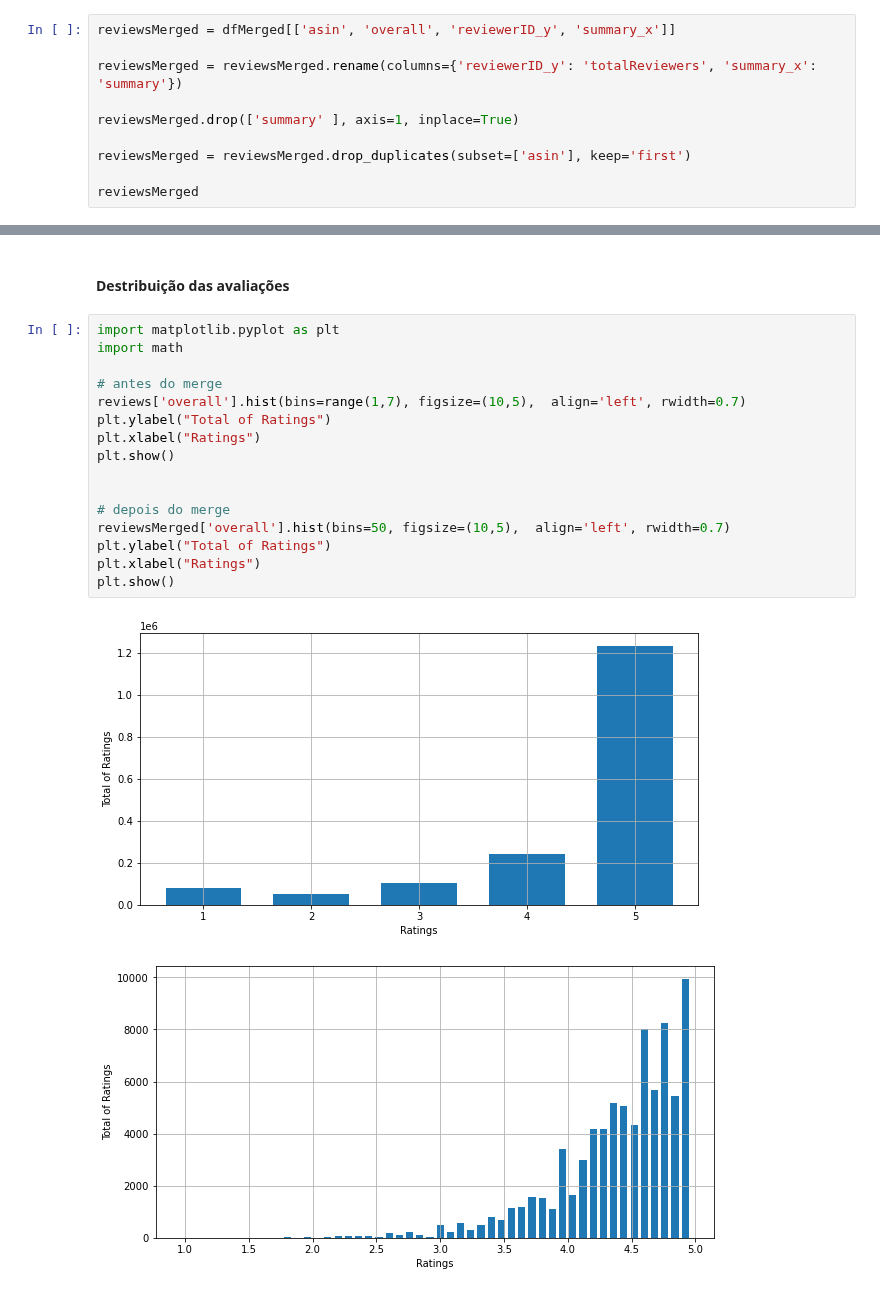
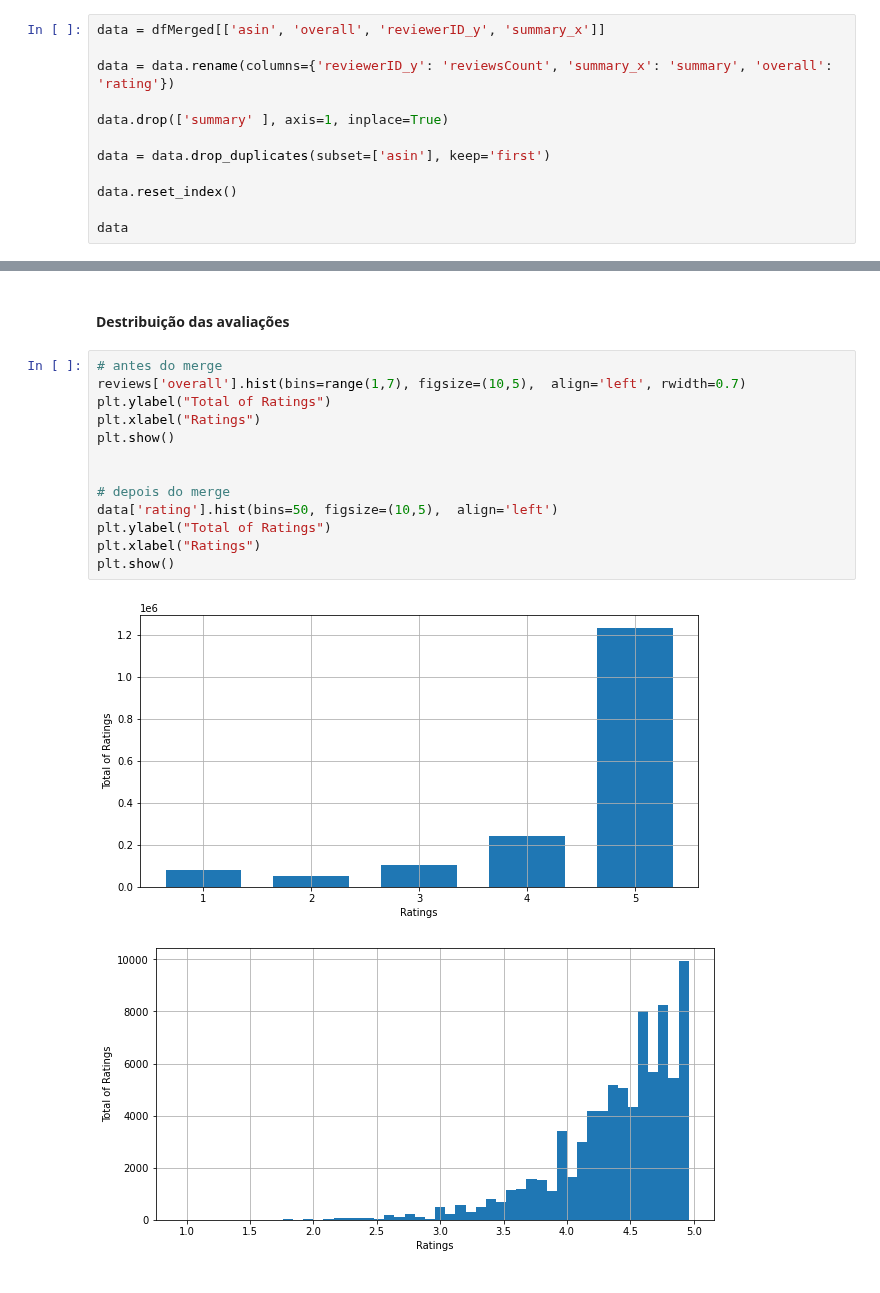
Before and after one commit to Levis33/inf1038-machine-learning, a Jupyter notebook: Trabalho 2/recommendation.ipynb, the cells around one changed output, grey strips where cells are left out. Cells and saved outputs as stored; diff of their text form.

```diff
--- a/Trabalho 2/recommendation.ipynb
+++ b/Trabalho 2/recommendation.ipynb
@@ -102,11 +153,13 @@ dfMerged
 # %%
-reviewsMerged = dfMerged[['asin', 'overall', 'reviewerID_y', 'summary_x']]
+data = dfMerged[['asin', 'overall', 'reviewerID_y', 'summary_x']]
 
-reviewsMerged = reviewsMerged.rename(columns={'reviewerID_y': 'totalReviewers', 'summary_x': 'summary'})
+data = data.rename(columns={'reviewerID_y': 'reviewsCount', 'summary_x': 'summary', 'overall': 'rating'})
 
-reviewsMerged.drop(['summary' ], axis=1, inplace=True)
+data.drop(['summary' ], axis=1, inplace=True)
 
-reviewsMerged = reviewsMerged.drop_duplicates(subset=['asin'], keep='first')
+data = data.drop_duplicates(subset=['asin'], keep='first')
 
-reviewsMerged
+data.reset_index()
+
+data
 # %% [output]
@@ -126,21 +179,18 @@ reviewsMerged
 # %% [markdown]
 #### Destribuição das avaliações
 # %%
-import matplotlib.pyplot as plt
-import math
-
 # antes do merge
 reviews['overall'].hist(bins=range(1,7), figsize=(10,5),  align='left', rwidth=0.7)
 plt.ylabel("Total of Ratings")
 plt.xlabel("Ratings")
 plt.show()
 
 
 # depois do merge
-reviewsMerged['overall'].hist(bins=50, figsize=(10,5),  align='left', rwidth=0.7)
+data['rating'].hist(bins=50, figsize=(10,5),  align='left')
 plt.ylabel("Total of Ratings")
 plt.xlabel("Ratings")
 plt.show()
 # %% [output]
 [figure]
-[figure, old version]
+[figure, new version]
```
Also changed, not shown: parts of 45 cells of this notebook.
